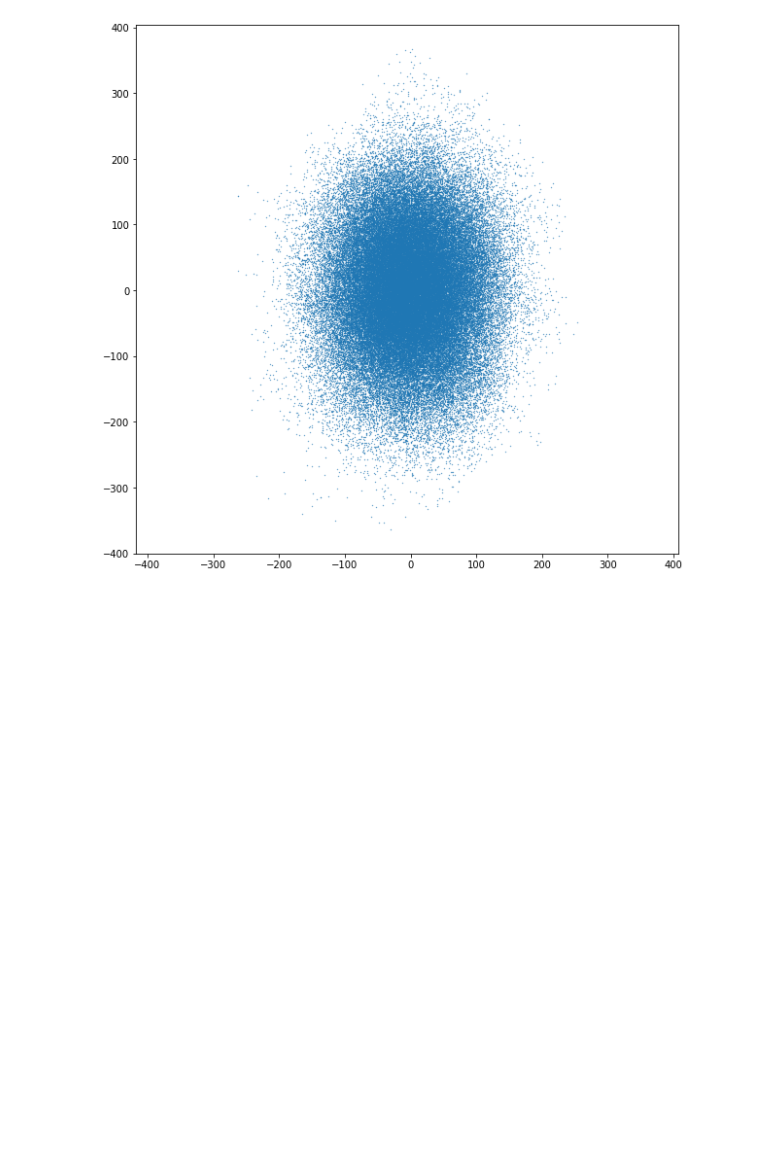
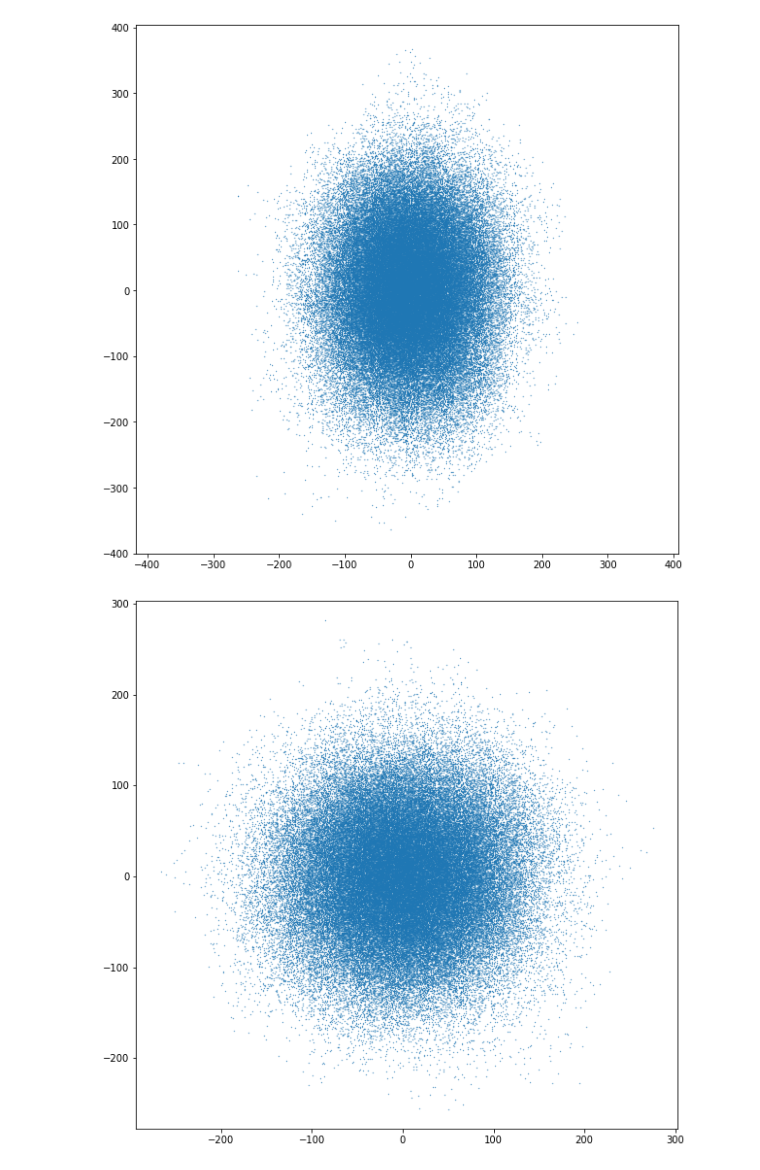
Before and after one commit to nafeelapary/Noise-induced-phenomenon, a Jupyter notebook: opticaltweezer.ipynb, the cells around one changed output. Drawn from its saved outputs; the diff is of its cells as text; code cells hidden in the pictures; blank space fills up the shorter version.

```diff
--- a/opticaltweezer.ipynb
+++ b/opticaltweezer.ipynb
@@ -29,3 +29,32 @@ plt.axis('equal')
 plt.show()
 # %% [output]
 [figure]
+# %%
+import numpy as np
+from matplotlib import pyplot as plt
+T = 300                # Temperature
+kB = 1.38e-23          # Boltzmann coefficient
+R = 1e-6               # Radius of the Brownian particle
+kx = 1e-6              # Stiffness of the optical trap along x
+ky = 1e-6           # Stiffness of the optical trap along y
+gamma = 0.006*np.pi*R  # Drag coefficient of the medium
+N = int(1e5)           # Simulation steps
+dt = 1e-3              # Time step
+
+x = np.zeros(N)    # Initiated trajectory array x
+y = np.zeros(N)    # Initiated trajectory array y
+Wx=np.random.randn(N)  # Gaussian distributed random numbers
+Wy=np.random.randn(N)  # Gaussian distributed random numbers
+
+for i in range(N-1):
+    x[i+1] = x[i] - kx*x[i]*dt/gamma + np.sqrt(2*kB*T*dt/gamma)*Wx[i]      # Overdamped Langevin equation x
+    y[i+1] = y[i] - ky*y[i]*dt/gamma + np.sqrt(2*kB*T*dt/gamma)*Wy[i]      # Overdamped Langevin equation y
+
+### Plotting the 2D trajectory
+
+plt.figure(figsize=(10,10))
+plt.plot(x*1e9,y*1e9,'.',markersize=0.6)
+plt.axis('equal')
+plt.show()
+# %% [output]
+[figure, added]
```
